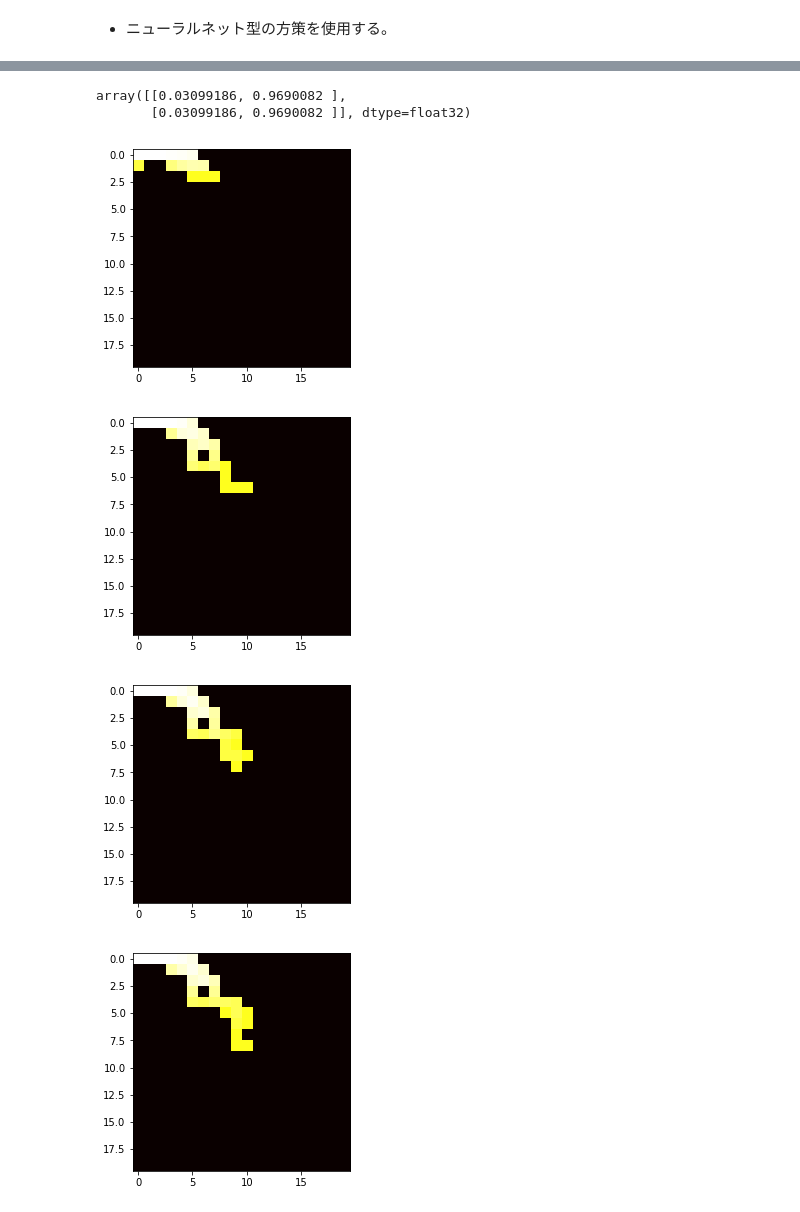
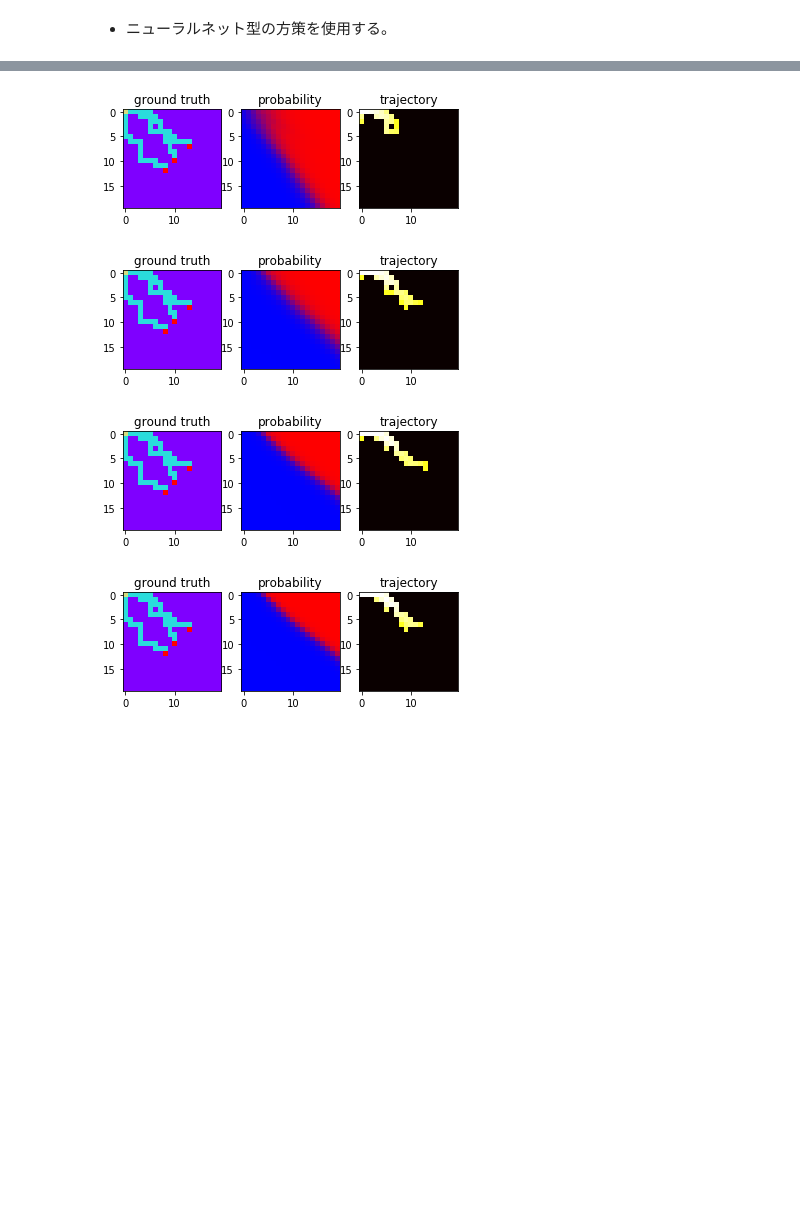
Before and after one commit to kruho/BlindCliffwalk, a Jupyter notebook: 05_policy_gradient.ipynb, the cells around one changed output, grey strips where cells are left out. Saved outputs shown, nothing was run; the diff lists cells and outputs as text; code cells hidden in the pictures; blank space fills up the shorter version.

Commit message:
successfully learnt

```diff
--- a/05_policy_gradient.ipynb
+++ b/05_policy_gradient.ipynb
@@ -68,8 +68,6 @@ state_scale = 1.
 
 if model=='two_layers':
     nb_nodes = 20
-#    state_scale = 1./20.
-    state_scale = 1.
 
     W1 = tf.Variable(tf.random_normal([2, nb_nodes], stddev=np.sqrt(2. / float(2 + nb_nodes))), name='W1')
     W2 = tf.Variable(tf.random_normal([nb_nodes, 2], stddev=np.sqrt(2. / float(nb_nodes + 2))), name='W2')
@@ -82,8 +80,8 @@ if model=='two_layers':
 #    t_policy = tf.nn.softmax(tf.contrib.layers.batch_norm(tf.nn.bias_add(tf.matmul(h1, W2),b2)))
 
 elif model=='three_layers':
-    nb_nodes1 = 10
-    nb_nodes2 = 10
+    nb_nodes1 = 20
+    nb_nodes2 = 20
 
     W1 = tf.Variable(tf.random_normal([2, nb_nodes1], stddev=np.sqrt(2. / float(2 + nb_nodes1))), name='W1')
     W2 = tf.Variable(tf.random_normal([nb_nodes1, nb_nodes2], stddev=np.sqrt(2. / float(nb_nodes1 + nb_nodes2))), name='W2')
@@ -96,6 +94,10 @@ elif model=='three_layers':
     h2 = tf.nn.relu(tf.nn.bias_add(tf.matmul(h1, W2),b2))
     t_policy = tf.nn.softmax(tf.nn.bias_add(tf.matmul(h2, W3),b3))
 
+'''
+p(a=a*|s) = <p(a|s), a*>
+ただし、a*はone-hotベクトル
+'''
 t_score = tf.reduce_sum(t_policy * t_action, -1)
 
 optimizer = tf.train.AdamOptimizer(learning_rate=1e-3)
@@ -126,15 +113,15 @@ grads_and_vars
 # %%
-#  episode数 = nb_epoch * nb_mc
+#  エポック数。全エピソード数は nb_epoch * nb_mc になる。
 nb_epoch = 1000
 
 # MC計算に使うepisode数。パラメータ更新回数は　nb_episode　/　nb_mc　になる
-nb_mc = 10
+nb_mc = 100
 
 # ゴール到達後のstate valueの保存間隔
 save_interval = 100
 
 # ε-greedyのハイパーパラメータ
-epsilon = 0.01
+epsilon = .1
 # %%
 def gumbel_sampling(prob):
     rand = np.random.random(len(prob))
@@ -170,3 +157,16 @@ def get_trajectory(sess, env, nb_try=100):
                 # 状態の遷移（マス目の移動）
                 current_state = next_state
     return trajectory
+
+def get_probability_distribution(env, sess):
+    learnt_policy = np.expand_dims(np.zeros_like(env.ground_truth).astype(np.float32), -1)
+    learnt_policy = np.concatenate([learnt_policy,learnt_policy,learnt_policy],-1)
+    for s0 in range(env.ground_truth.shape[0]):
+        for s1 in range(env.ground_truth.shape[1]):
+            state = np.array([s0,s1]).astype(np.float32)
+            policy = t_policy.eval({t_state: np.expand_dims(state,0)}, sess)[0]
+
+            # Rチャンネルにdownの確率、Bチャンネルにrightの確率
+            learnt_policy[s0,s1,0] = policy[0]
+            learnt_policy[s0,s1,2] = policy[1]
+    return learnt_policy
@@ -189,8 +173,3 @@ plt.imshow(learnt_policy)
-# %%
-t_policy.eval({t_state:[[0,0],[0,0]]},sess)
-# %% [output]
-array([[0.03099186, 0.9690082 ],
-       [0.03099186, 0.9690082 ]], dtype=float32)
 # %%
 from tqdm import tqdm
 import copy
@@ -201,13 +180,24 @@ temp = []
 count = 0
 success_history = []
 for epoch in tqdm(range(int(nb_epoch))):
+
+    # ε-greedyのεを減衰させる
+    epsilon = epsilon * 0.999
+
     episode_states = []
     episode_actions = []
     episode_rewards = []
     success_count = 0
     if not epoch%save_interval:
-#        plt.imshow(get_trajectory(sess, env), 'hot')
+        plt.subplot(1,3,1)
+        plt.imshow(env.ground_truth, 'rainbow', interpolation='nearest')
+        plt.title('ground truth')
+        plt.subplot(1,3,2)
+        plt.imshow(get_probability_distribution(env, sess), 'bwr', interpolation='nearest')
+        plt.title('probability')
+        plt.subplot(1,3,3)
         plt.imshow(np.log(get_trajectory(sess, env)+np.finfo(np.float32).eps), 'hot')
+        plt.title('trajectory')
         plt.show()
 #        print()
     for mc_step in range(nb_mc):
@@ -233,34 +223,34 @@ for epoch in tqdm(range(int(nb_epoch))):
                 pass
 #                print('s=',current_state,' p=',action_prob,' a=',action,' status=',status)
 
             # エピソード中の遷移前状態、行動、報酬を保存する
             episode_states.append(copy.deepcopy(current_state))
             episode_actions.append(copy.deepcopy(action))
             episode_rewards.append(copy.deepcopy(reward))
 
             # 状態の遷移（マス目の移動）
             current_state = next_state
 
             if status==1:
                 success_count += 1
                 isSuccessed = True
 
     # 方策勾配を計算する
     episode_states = np.array(episode_states)
     episode_actions = np.array(episode_actions)
     episode_rewards = np.array(episode_rewards)
     success_history.append(success_count)
     sess.run(
         [train_step],
         feed_dict={
             t_action: episode_actions,
 #            t_state: episode_states,
             t_state: episode_states * state_scale,
             t_reward: episode_rewards
         }
     )
 # %% [output]
-[figure, old version]
+[figure, new version]
-[figure, old version]
+[figure, new version]
-[figure, old version]
+[figure, new version]
-[figure, old version]
+[figure, new version]
```
Also changed, not shown: parts of 7 cells of this notebook.
